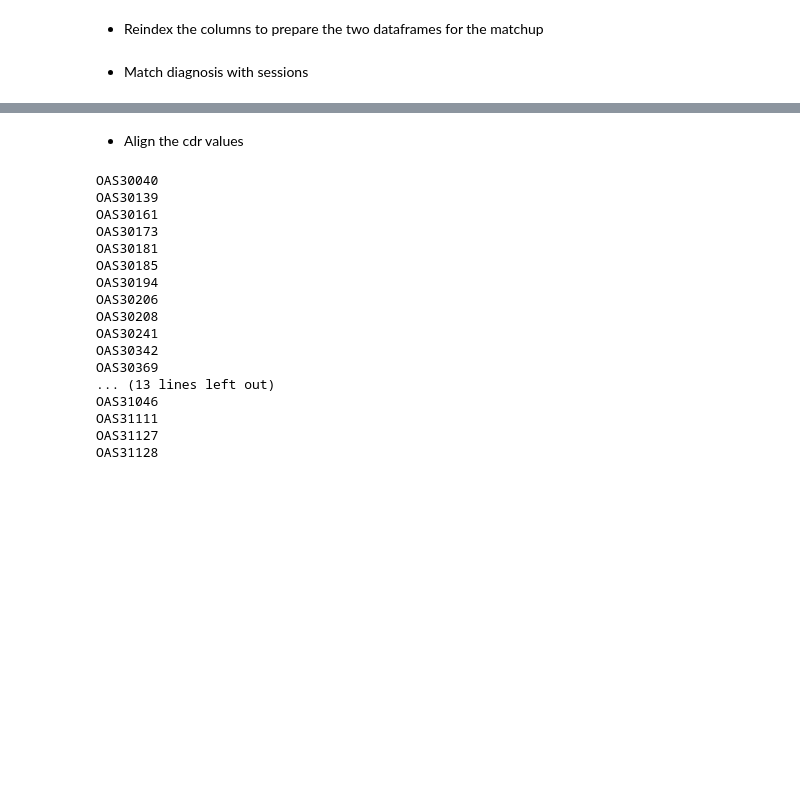
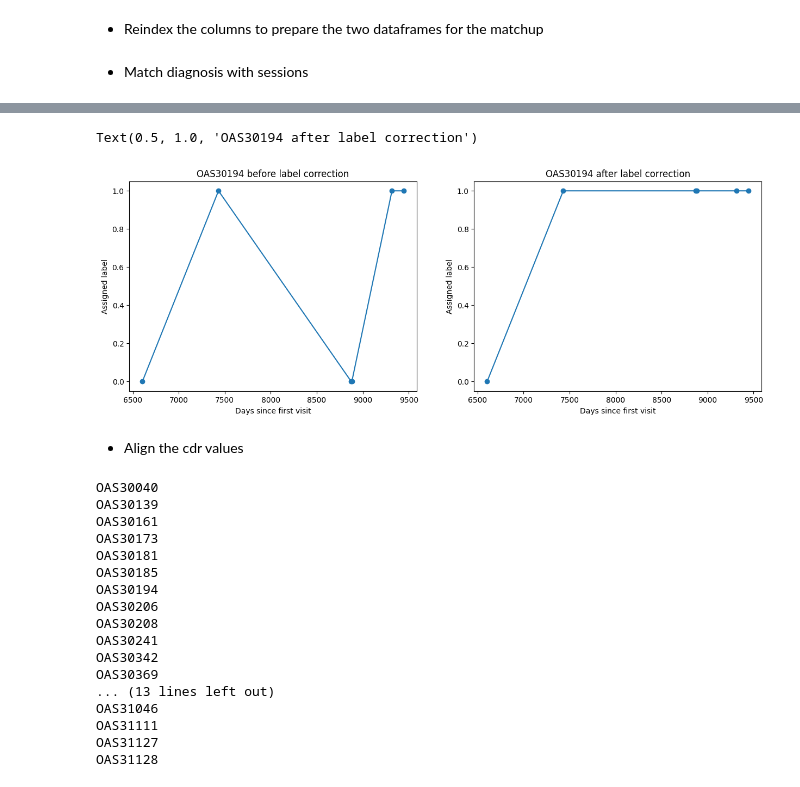
Before and after one commit to GiacomoDetomaso/alzheimer-mci-project, a Jupyter notebook: notebooks/2_target_label_definition.ipynb, the cells around one changed output, grey strips where cells are left out. Cells and saved outputs as stored; diff of their text form; code cells hidden in the pictures; blank space fills up the shorter version.

```diff
--- a/notebooks/2_target_label_definition.ipynb
+++ b/notebooks/2_target_label_definition.ipynb
@@ -82,3 +107,21 @@ df_matched = le.session_matchup(df_fsr, df_cdr, 365, 365)
+# %%
+_, ax = plt.subplots(1, 2, figsize=(15, 5))
+ax = ax.flatten()
+
+ax[0].scatter([6605, 7432, 8874, 8881, 9317, 9443], [0, 1, 0, 0, 1, 1])
+ax[0].plot([6605, 7432, 8874, 8881, 9317, 9443], [0, 1, 0, 0, 1, 1])
+ax[0].set_xlabel(xlabel='Days since first visit')
+ax[0].set_ylabel(ylabel='Assigned label')
+ax[0].set_title('OAS30194 before label correction')
+
+ax[1].scatter([6605, 7432, 8874, 8881, 9317, 9443], [0, 1, 1, 1, 1, 1])
+ax[1].plot([6605, 7432, 8874, 8881, 9317, 9443], [0, 1, 1, 1, 1, 1])
+ax[1].set_xlabel(xlabel='Days since first visit')
+ax[1].set_ylabel(ylabel='Assigned label')
+ax[1].set_title('OAS30194 after label correction')
+# %% [output]
+Text(0.5, 1.0, 'OAS30194 after label correction')
+[figure, added]
 # %% [markdown]
 - Align the cdr values
 # %%
```
Also changed, not shown: parts of 16 cells of this notebook, 20 other files.
